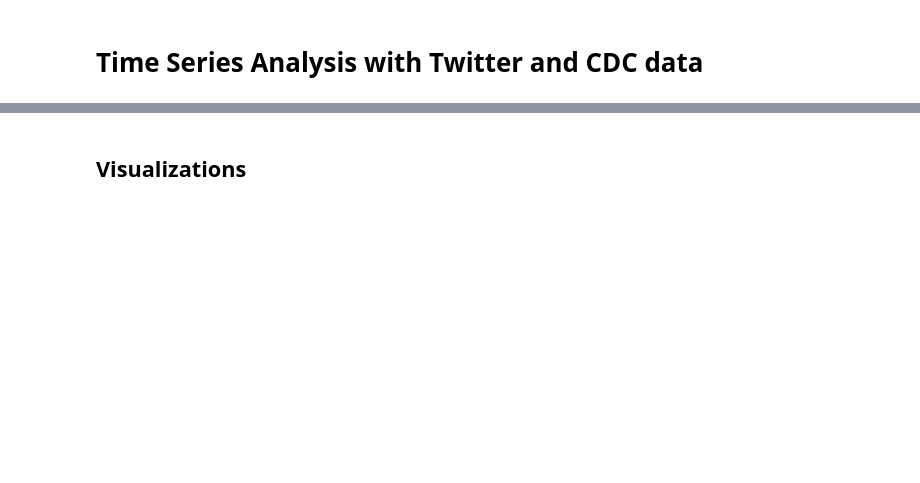
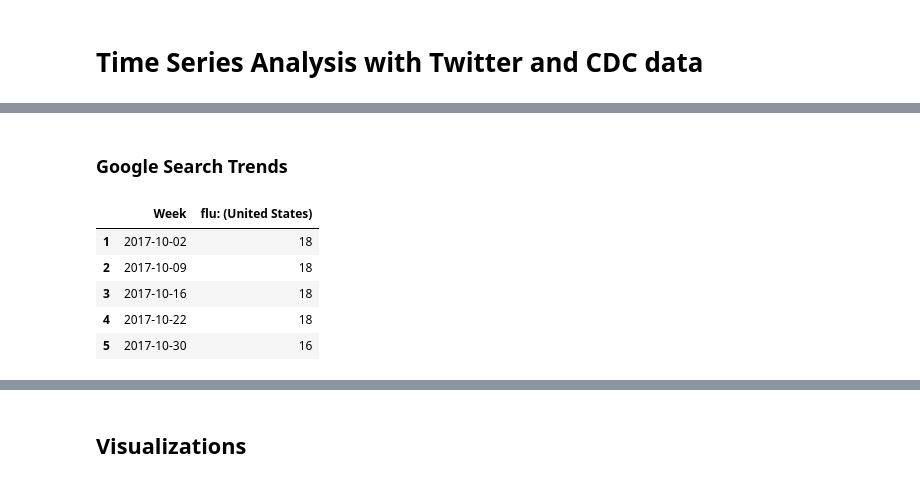
Before and after one commit to paulinaczheng/twitter_flu_tracking, a Jupyter notebook: Extended Analysis Pipeline.ipynb, the cells around one changed output, grey strips where cells are left out. Cells and saved outputs as stored; diff of their text form; code cells hidden in the pictures; blank space fills up the shorter version.

```diff
--- a/Extended Analysis Pipeline.ipynb
+++ b/Extended Analysis Pipeline.ipynb
@@ -25,0 +57,15 @@ df.head()
+# %% [markdown]
+### Google Search Trends
+# %%
+google_df = pd.read_csv('google_trends/multiTimeline.csv')
+google_df.reset_index(inplace=True) # Resets the index, makes factor a column
+google_df.columns = google_df.iloc[0]
+google_df = google_df.iloc[1:]
+google_df.head()
+# %% [output]
+|  | Week | flu: (United States) |
+| 1 | 2017-10-02 | 18 |
+| 2 | 2017-10-09 | 18 |
+| 3 | 2017-10-16 | 18 |
+| 4 | 2017-10-22 | 18 |
+| 5 | 2017-10-30 | 16 |
```
Also changed, not shown: parts of 17 cells of this notebook, 2 other files.
